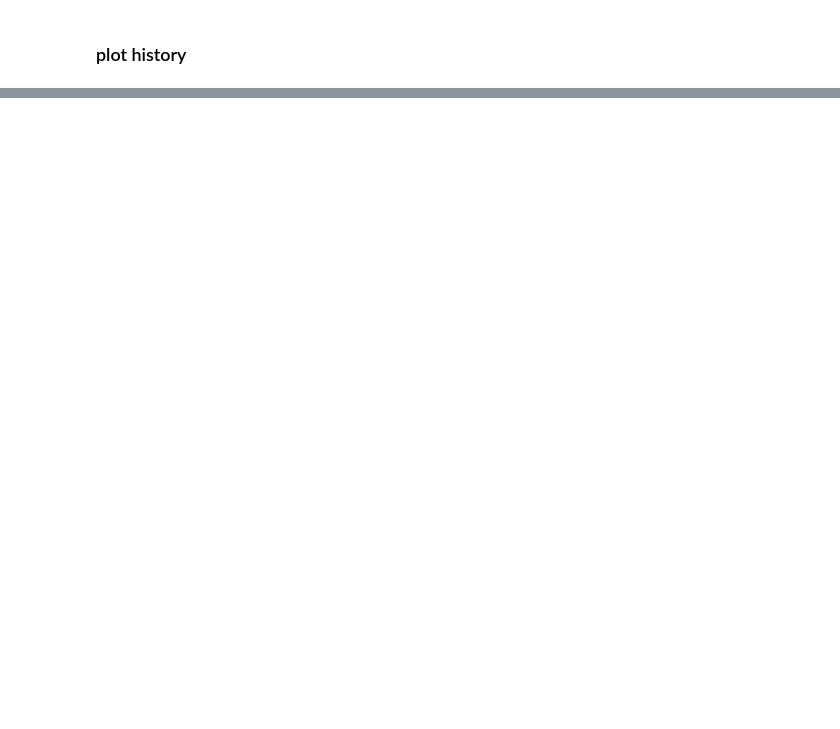
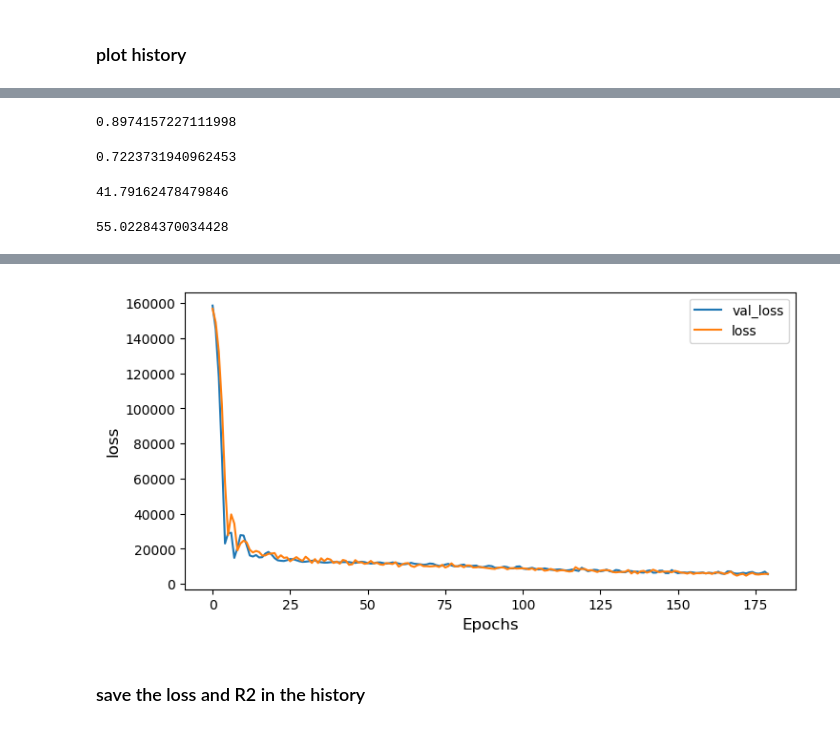
Before and after one commit to emissible/SPEEDCOM, a Jupyter notebook: SPEEDCOM/models/smiles_cnn.ipynb, the cells around one changed output, grey strips where cells are left out. Cells and saved outputs as stored; diff of their text form; code cells hidden in the pictures; blank space fills up the shorter version.

```diff
--- a/SPEEDCOM/models/smiles_cnn.ipynb
+++ b/SPEEDCOM/models/smiles_cnn.ipynb
@@ -275,0 +289,2 @@ Adding an axes using the same arguments as a previous axes currently reuses the
+# %%
+history = model.fit(x=X_train, y=y_train, batch_size=128, epochs=250, validation_data=(X_test,y_test), callbacks=callbacks_list)
@@ -275,0 +309,35 @@ Adding an axes using the same arguments as a previous axes currently reuses the
+# %%
+metrics.r2_score(y_train, model.predict(X_train))
+# %% [output]
+0.8974157227111998
+# %%
+metrics.r2_score(y_test, model.predict(X_test))
+# %% [output]
+0.7223731940962453
+# %%
+metrics.mean_absolute_error(y_train, model.predict(X_train))
+# %% [output]
+41.79162478479846
+# %%
+metrics.mean_absolute_error(y_test, model.predict(X_test))
+# %% [output]
+55.02284370034428
+# %%
+hist = history.history
+
+plt.figure(figsize=(8, 10), dpi=100)
+
+
+
+for label in ['val_loss','loss']:
+    plt.subplot(212)
+    plt.plot(hist[label], label = label)
+    plt.legend()
+    plt.xlabel("Epochs",fontsize = 12)
+    plt.ylabel("loss", fontsize = 12)
+
+plt.subplots_adjust(top=0.8, bottom=0.1, left=0.10, right=0.9, hspace=0.25,
+                    wspace=0.35)
+
+plt.savefig('loss_vs_epochs_smiles_cnn.png')
+# %% [output]
@@ -275,0 +346 @@ Adding an axes using the same arguments as a previous axes currently reuses the
+[figure, added]
@@ -275,0 +352,2 @@ Adding an axes using the same arguments as a previous axes currently reuses the
+# %% [markdown]
+### save the loss and R2 in the history
```
Also changed, not shown: parts of 52 cells of this notebook, 3 other files.
